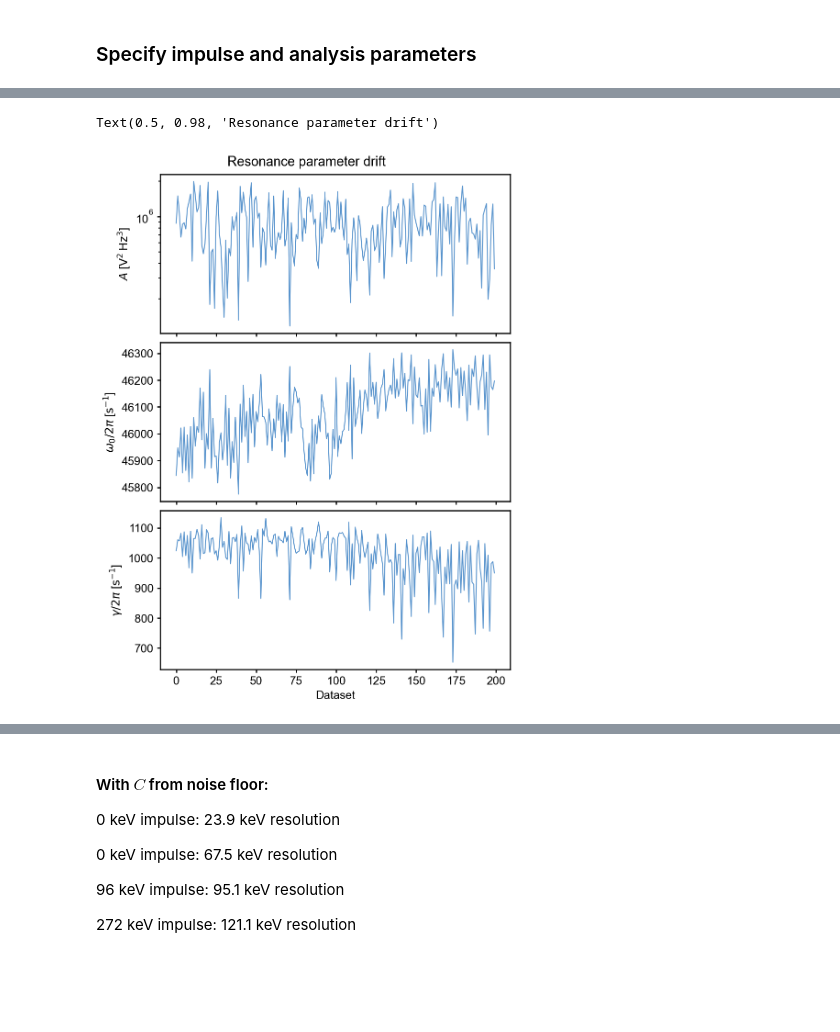
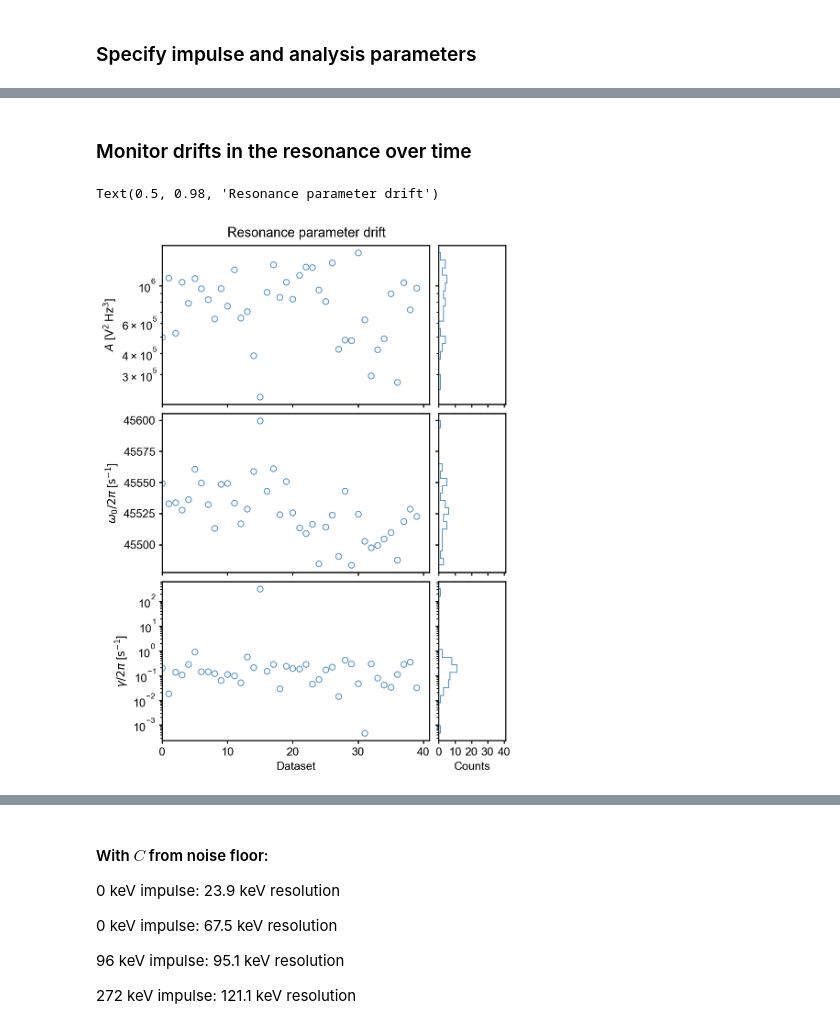
Before and after one commit to clarkehardy/nanospheres, a Jupyter notebook: calibration.ipynb, the cells around one changed output, grey strips where cells are left out. Cells and saved outputs as stored; diff of their text form; code cells hidden in the pictures; blank space fills up the shorter version.

```diff
--- a/calibration.ipynb
+++ b/calibration.ipynb
@@ -81,16 +81,26 @@ reload(dp)
 dataset_ind = 0
 dataset = list(datasets.keys())[dataset_ind]
 
+# get the list of impulse amplitudes in that dataset
+amp_list = np.argsort([float(d.split('v')[0].split('_')[-1]) for d in datasets[dataset]])
+amp_list = np.concat(([amp_list[0]], amp_list))
+
 pulse_amps_keV = []
 impulses = []
 resonance_params = []
 suscs = []
+pulses = []
 
+# number of files to look at for each amplitude
+max_files = 2
+
+# when plotting, only look at one file
 plot = False
-max_files = 25
+if plot:
+    max_files = 1
 
 # loop through all four files in that dataset in the correct order
-for i, file_ind in enumerate([4, 4, 6, 7, 0, 1, 2, 3, 5]):#, 0, 1, 2]): # [3, 0, 1, 2]
+for i, file_ind in enumerate(amp_list):
     if i == 0 and plot:
         continue
     filename = datasets[list(datasets.keys())[dataset_ind]][file_ind]
@@ -98,11 +108,12 @@ for i, file_ind in enumerate([4, 4, 6, 7, 0, 1, 2, 3, 5]):#, 0, 1, 2]): # [3, 0,
                 if plot else None
     nd = dp.NanoDataset(base_path + dataset + '/' + filename, plot_path, \
                         t_window=t_window, f_cutoff=f_cutoff, verbose=True, max_files=max_files)
-    nd.load_files(pulse_amps_1e=pulse_amps_1e, pulse_amps_V=pulse_amps_V, noise=i==0, search=True)
+    nd.load_files(global_params=True, pulse_amps_1e=pulse_amps_1e, pulse_amps_V=pulse_amps_V, noise=i==0, search=True)
     impulses.append(nd.forces.copy())
     pulse_amps_keV.append([nd.pulse_amp_keV.copy(), 0][i==0])
     resonance_params.append(nd.resonance_params.copy())
     suscs.append(nd.suscs.copy())
+    pulses.append(nd.pulses.copy())
     freqs = nd.freqs
 
     del nd
@@ -110,6 +121,7 @@ for i, file_ind in enumerate([4, 4, 6, 7, 0, 1, 2, 3, 5]):#, 0, 1, 2]): # [3, 0,
 min_len = np.amin([len(l) for l in impulses])
 impulses = np.array([l[:min_len] for l in impulses])
 suscs = np.array([l[:min_len] for l in suscs])
+pulses = np.array([l[:min_len] for l in pulses])
 resonance_params = np.array([l[:min_len] for l in resonance_params])
 # %% [output]
 Loading file 1...
@@ -169,16 +144,25 @@ Text(0, 0.5, '')
+# %% [markdown]
+### Monitor drifts in the resonance over time
 # %%
-fig, ax = plt.subplots(3, figsize=(6, 8), sharex=True, layout='constrained')
-ax[0].semilogy(resonance_params[0, :, 0], '.', label='$A$')
-ax[1].plot(resonance_params[0, :, 1]/2/np.pi, '.')
-ax[2].plot(resonance_params[0, :, 2]/2/np.pi, '.')
-ax[0].set_ylabel(r'$A$ [$\mathrm{V^2\,Hz^3}$]')
-ax[1].set_ylabel(r'$\omega_0/2\pi$ [$\mathrm{s}^{-1}$]')
-ax[2].set_ylabel(r'$\gamma/2\pi$ [$\mathrm{s}^{-1}$]')
-ax[2].set_xlabel('Dataset')
+fig, ax = plt.subplots(3, 2, figsize=(6, 8), sharex=True, sharey='row', width_ratios=[4, 1], layout='constrained')
+ax[0,0].semilogy(resonance_params[0,:,0], marker='o', ls='none', fillstyle='none')
+ax[0,1].hist(resonance_params[0,:,0], bins=np.logspace(np.log10(np.amin(resonance_params[0,:,0])), \
+             np.log10(np.amax(resonance_params[0,:,0])), 20), histtype='step', orientation='horizontal')
+ax[1,0].plot(resonance_params[0,:,1]/2/np.pi, marker='o', ls='none', fillstyle='none')
+ax[1,1].hist(resonance_params[0,:,1]/2/np.pi, bins=20, histtype='step', orientation='horizontal')
+ax[2,0].semilogy(resonance_params[0,:,2]/2/np.pi, marker='o', ls='none', fillstyle='none')
+ax[2,1].hist(resonance_params[0,:,2]/2/np.pi, bins=np.logspace(np.log10(np.amin(resonance_params[0,:,2]/2/np.pi)), \
+             np.log10(np.amax(resonance_params[0,:,2]/2/np.pi)), 20), \
+             histtype='step', orientation='horizontal')
+ax[0,0].set_ylabel(r'$A$ [$\mathrm{V^2\,Hz^3}$]')
+ax[1,0].set_ylabel(r'$\omega_0/2\pi$ [$\mathrm{s}^{-1}$]')
+ax[2,0].set_ylabel(r'$\gamma/2\pi$ [$\mathrm{s}^{-1}$]')
+ax[2,0].set_xlabel('Dataset')
+ax[2,1].set_xlabel('Counts')
 fig.suptitle('Resonance parameter drift')
 # %% [output]
 Text(0.5, 0.98, 'Resonance parameter drift')
-[figure, old version]
+[figure, new version]
 # %%
 fig, ax = plt.subplots(figsize=(6, 4), layout='constrained')
 
```
Also changed, not shown: parts of 22 cells of this notebook, 1 other file.
